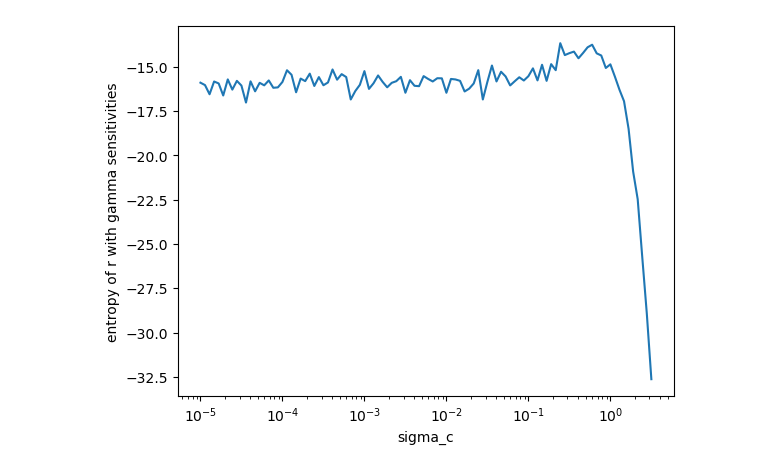
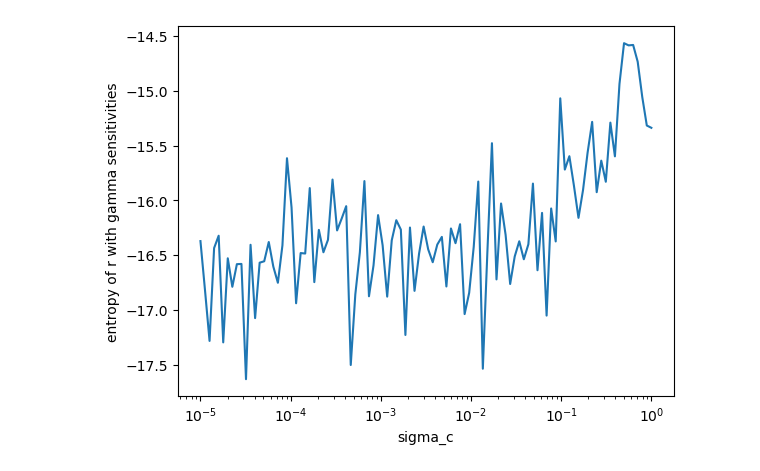
Before and after one commit to juancarlosfdc/noncanonical-olfaction, a Jupyter notebook: model/model.ipynb, the cells around one changed output. Drawn from its saved outputs; the diff is of its cells as text; code cells hidden in the pictures.

```diff
--- a/model/model.ipynb
+++ b/model/model.ipynb
@@ -99,0 +185,4 @@ r = compute_activity(subkeys[2], hp, p, cs)
+# %%
+key, subkey = jax.random.split(key)
+n_steps, lr = 1000, 1
+traj, ents, losses = natural_gradient_dual_space_optimization(subkey, hp, p, n_steps, entropy_loss, lr, phi, psi)
@@ -99,0 +208,3 @@ r = compute_activity(subkeys[2], hp, p, cs)
+# %%
+key, subkey = jax.random.split(key)
+plot_2d_trajectory(subkey, hp, traj, ents)
@@ -116,9 +232,11 @@ def probe_entropy_sigma_relationship(key, sigma_cs):
     ax.set_xscale('log')
     ax.set_xlabel('sigma_c')
     ax.set_ylabel('entropy of r with gamma sensitivities')
-    return fig, ax
+    return fig, ax, ents
+# %%
+sigma_cs = np.logspace(-5, 0, 100)
 # %%
-fig, ax = probe_entropy_sigma_relationship(key, jnp.logspace(-5, .5, 100))
+fig, ax, ents = probe_entropy_sigma_relationship(key, sigma_cs)
 fig.savefig('tmp.png')
 # %% [output]
-[figure, old version]
+[figure, new version]
```
Also changed, not shown: parts of 9 cells of this notebook.
